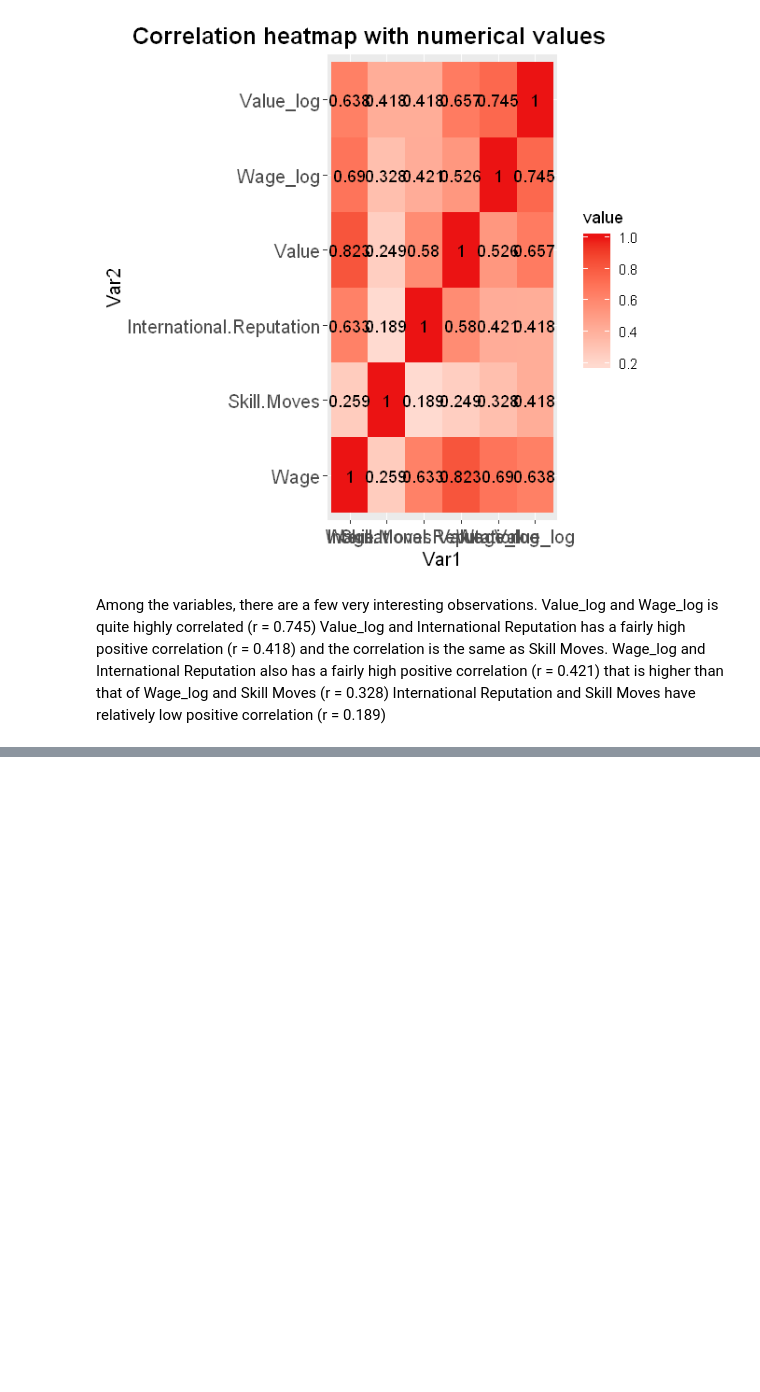
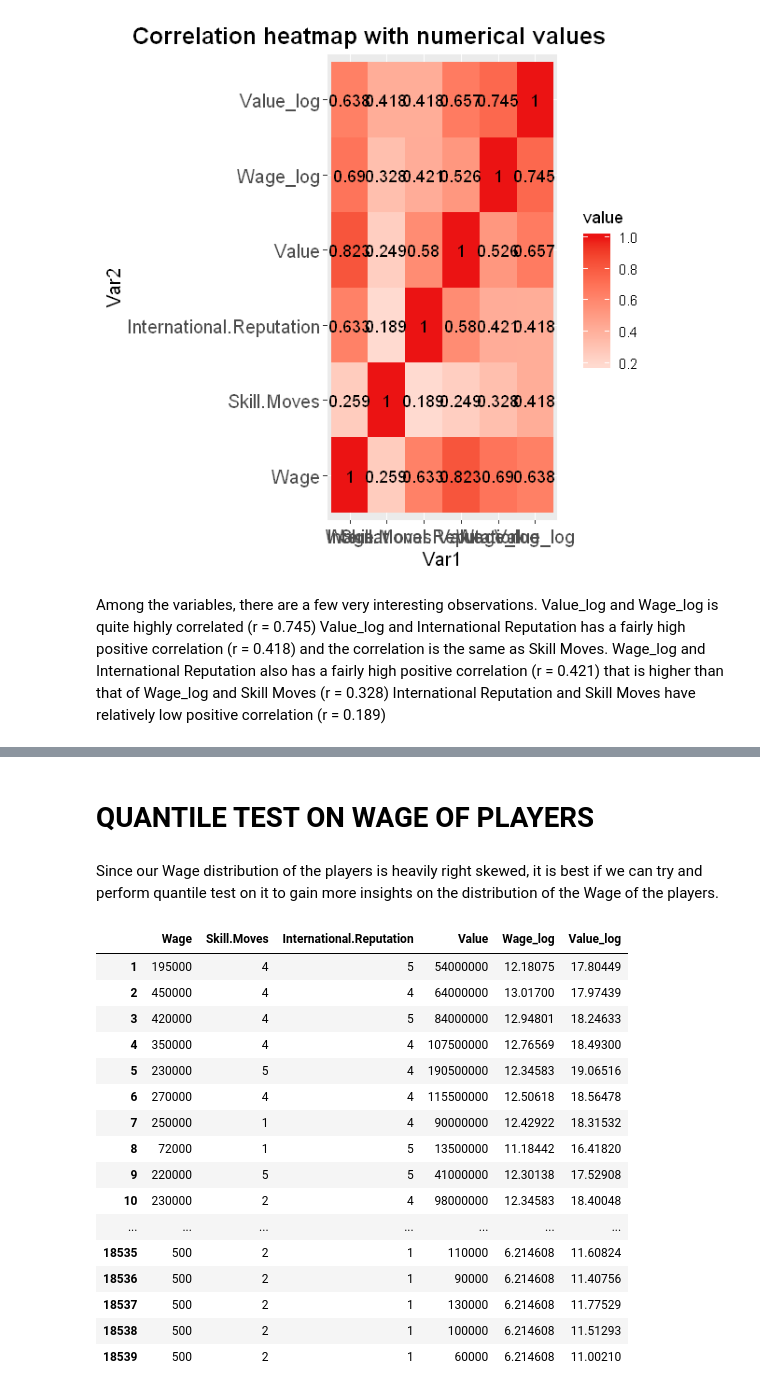
Before and after one commit to YoNG-Zaii/MH3511-FIFA-Analysis, a Jupyter notebook: Wage_SkillMoves_IntRep_Value.ipynb, the cells around one changed output, grey strips where cells are left out. Drawn from its saved outputs; the diff is of its cells as text; code cells hidden in the pictures; blank space fills up the shorter version.

```diff
--- a/Wage_SkillMoves_IntRep_Value.ipynb
+++ b/Wage_SkillMoves_IntRep_Value.ipynb
@@ -462,0 +463,24 @@ From the data obtained, it looks like we have obtained very interesting result.
+# %% [markdown]
+# QUANTILE TEST ON WAGE OF PLAYERS
+# %% [markdown]
+Since our Wage distribution of the players is heavily right skewed, it is best if we can try and perform quantile test on it to gain more insights on the distribution of the Wage of the players.
+# %%
+zero_rm_wageskill
+# %% [output]
+|  | Wage | Skill.Moves | International.Reputation | Value | Wage_log | Value_log |
+| 1 | 195000 | 4 | 5 | 54000000 | 12.18075 | 17.80449 |
+| 2 | 450000 | 4 | 4 | 64000000 | 13.01700 | 17.97439 |
+| 3 | 420000 | 4 | 5 | 84000000 | 12.94801 | 18.24633 |
+| 4 | 350000 | 4 | 4 | 107500000 | 12.76569 | 18.49300 |
+| 5 | 230000 | 5 | 4 | 190500000 | 12.34583 | 19.06516 |
+| 6 | 270000 | 4 | 4 | 115500000 | 12.50618 | 18.56478 |
+| 7 | 250000 | 1 | 4 | 90000000 | 12.42922 | 18.31532 |
+| 8 | 72000 | 1 | 5 | 13500000 | 11.18442 | 16.41820 |
+| 9 | 220000 | 5 | 5 | 41000000 | 12.30138 | 17.52908 |
+| 10 | 230000 | 2 | 4 | 98000000 | 12.34583 | 18.40048 |
+| ... | ... | ... | ... | ... | ... | ... |
+| 18535 | 500 | 2 | 1 | 110000 | 6.214608 | 11.60824 |
+| 18536 | 500 | 2 | 1 | 90000 | 6.214608 | 11.40756 |
+| 18537 | 500 | 2 | 1 | 130000 | 6.214608 | 11.77529 |
+| 18538 | 500 | 2 | 1 | 100000 | 6.214608 | 11.51293 |
+| 18539 | 500 | 2 | 1 | 60000 | 6.214608 | 11.00210 |
```
Also changed, not shown: parts of 50 cells of this notebook.
